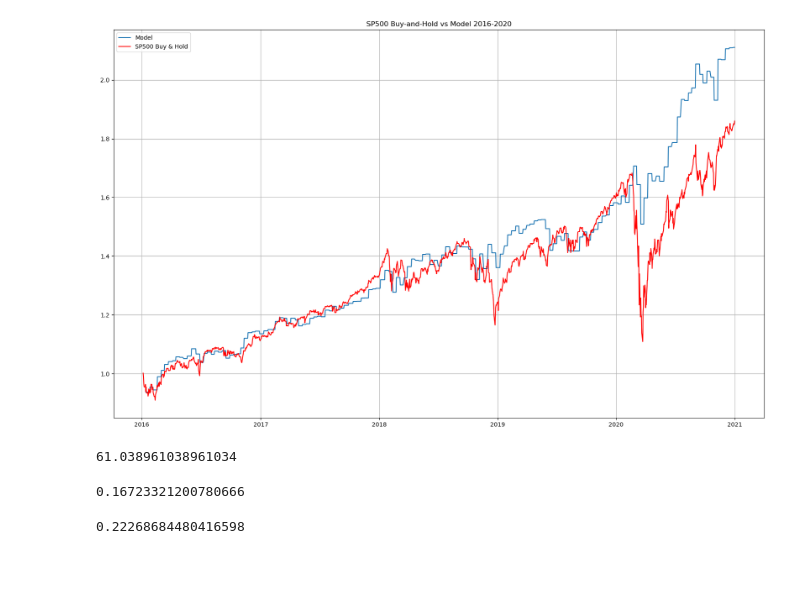
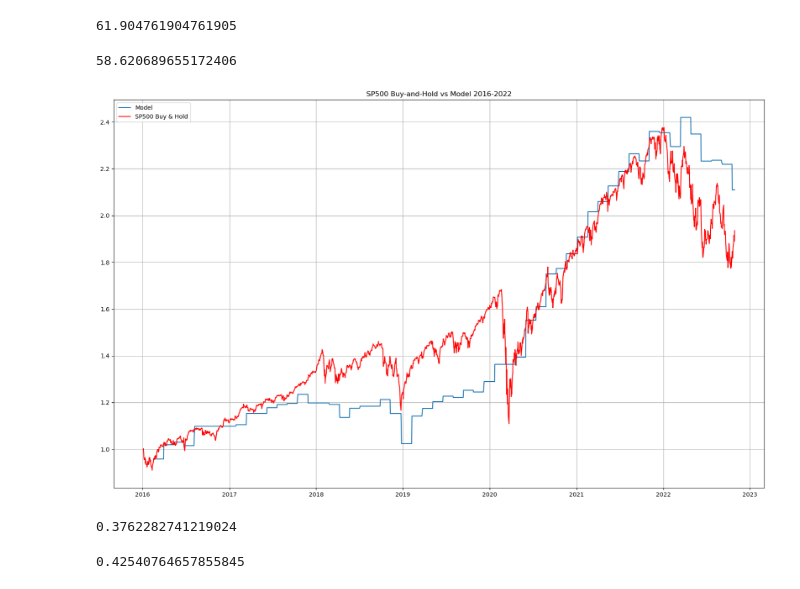
Before and after one commit to Lzhenghong/Quant-Projects, a Jupyter notebook: SP500/Conv1DFC_strategy/SP500_Conv1DFC.ipynb, the cells around one changed output. Drawn from its saved outputs; the diff is of its cells as text; code cells hidden in the pictures.

```diff
--- a/SP500/Conv1DFC_strategy/SP500_Conv1DFC.ipynb
+++ b/SP500/Conv1DFC_strategy/SP500_Conv1DFC.ipynb
@@ -454,5 +244,4 @@ model2 = tf.keras.models.load_model(f'{os.getcwd()}\Conv1DFC_validated_model')
 # %%
-test_preds_prob = model2.predict(test_x_reshaped)
-test_preds = np.argmax(test_preds_prob, axis=1)-1
+test_preds = np.argmax(model.predict(testx), axis=1)-1
 test_preds
 # %% [output]
@@ -461,6 +250,6 @@ array([ 1,  0,  1, ...,  1,  0, -1], dtype=int64)
 # %%
-sp500_test['prediction'] = test_preds
-sp500_test
+test['prediction'] = test_preds
+test
 # %% [output]
 A value is trying to be set on a copy of a slice from a DataFrame.
 Try using .loc[row_indexer,col_indexer] = value instead
@@ -506,23 +295,12 @@ Text(0.5, 1.0, 'predicted signal')
 # %%
-period = 7
-trade = False
-counter = 0
-position = []
-for i in range(len(sp500_test.index)):
-    signal = sp500_test.iloc[i]['prediction']
-    if trade == True:
-        if counter < period:
-            counter += 1
-            position.append(0)
-        else:
-            trade = True if signal != 0 else False
-            counter = 0
-            position.append(signal)
+positions = []
+for i in range(len(test.index)):
+    if i%period == 0:
+        position = test.iloc[i]['prediction']
     else:
-        trade = True if signal != 0 else False
-        position.append(signal)
-sp500_test['position'] = position
-sp500_test
+        position = 0
+    positions.append(position)
+test.loc[:, 'position'] = positions
 # %% [output]
 A value is trying to be set on a copy of a slice from a DataFrame.
 Try using .loc[row_indexer,col_indexer] = value instead
@@ -546,6 +310,6 @@ See the caveats in the documentation: https://pandas.pydata.org/pandas-docs/stab
 # %%
 strategies = pd.DataFrame()
-strategies['return'] = (sp500_test['Target']/100*sp500_test['position'] + 1).shift(7)
+strategies['return'] = (test['Target']*test['position'] + 1).shift(period)
 strategies['strategy'] = np.log(strategies['return'])
 strategies['cumstrategy'] = strategies['strategy'].cumsum().apply(np.exp)
 strategies
@@ -567,3 +348,21 @@ strategies
+# %%
+hits = []
+for i in range(len(test.loc[test.index < '2021-01-01', :])):
+    if i%period == 0:
+        hit = 1 if test.loc[test.index < '2021-01-01', :].iloc[i]['prediction'] == test.loc[test.index < '2021-01-01', :].iloc[i]['Target_direction'] else 0
+        hits.append(hit)
+np.array(hits).mean()*100
+# %% [output]
+61.904761904761905
+# %%
+hits = []
+for i in range(len(test)):
+    if i%period == 0:
+        hit = 1 if test.iloc[i]['prediction'] == test.iloc[i]['Target_direction'] else 0
+        hits.append(hit)
+np.array(hits).mean()*100
+# %% [output]
+58.620689655172406
 # %%
 def plot_returns(benchmark, strategy, title):
     plt.figure(figsize=(20, 12))
@@ -573,34 +372,27 @@ def plot_returns(benchmark, strategy, title):
     plt.gca().grid(True)
     plt.legend()
 # %%
-plot_returns(sp500_test, strategies, 'SP500 Buy-and-Hold vs Model 2016-2020')
+plot_returns(spy, strategies, 'SP500 Buy-and-Hold vs Model 2016-2022')
 # %% [output]
-[figure, old version]
+[figure, new version]
-# %%
-hits = np.where((sp500_test['Target_Direction'] == sp500_test['prediction']) &
-                (sp500_test['position'] != 0) &
-                (sp500_test['Target'].isnull() == False), 1, 0)
-np.sum(hits)/len(sp500_test[(sp500_test.position != 0) & (sp500_test.Target.isnull()==False)])*100
-# %% [output]
-61.038961038961034
 # %%
-sp500_weekly = sp500_test.copy()
+sp500_weekly = test.loc[test.index < '2021-01-01', :].copy()
 sp500_weekly_return = []
 for i in range(len(sp500_weekly)):
     if i%period == 0:
         sp500_weekly_return.append(sp500_weekly.iloc[i]['Target']/100)
     else:
         sp500_weekly_return.append(0)
-temp_df = pd.DataFrame({'return': sp500_weekly_return}).shift(7)
+temp_df = pd.DataFrame({'return': sp500_weekly_return}).shift(period)
 temp_df =  temp_df.loc[temp_df['return'] != 0, 'return'].dropna()
 sp500_sharpe = temp_df.mean()/temp_df.std()
 sp500_sharpe
 # %% [output]
-0.16723321200780666
+0.3762282741219024
 # %%
-strategy_weekly_return = strategies.loc[:, ['return']].fillna(1)
+strategy_weekly_return = strategies.loc[strategies.index < '2021-01-01', ['return']].fillna(1)
 strategy_weekly_return = strategy_weekly_return.loc[strategy_weekly_return['return'] != 1, :].values - 1
 strategy_sharpe = strategy_weekly_return.mean()/strategy_weekly_return.std()
 strategy_sharpe
 # %% [output]
-0.22268684480416598
+0.42540764657855845
```
Also changed, not shown: parts of 40 cells of this notebook, 3 other files.
